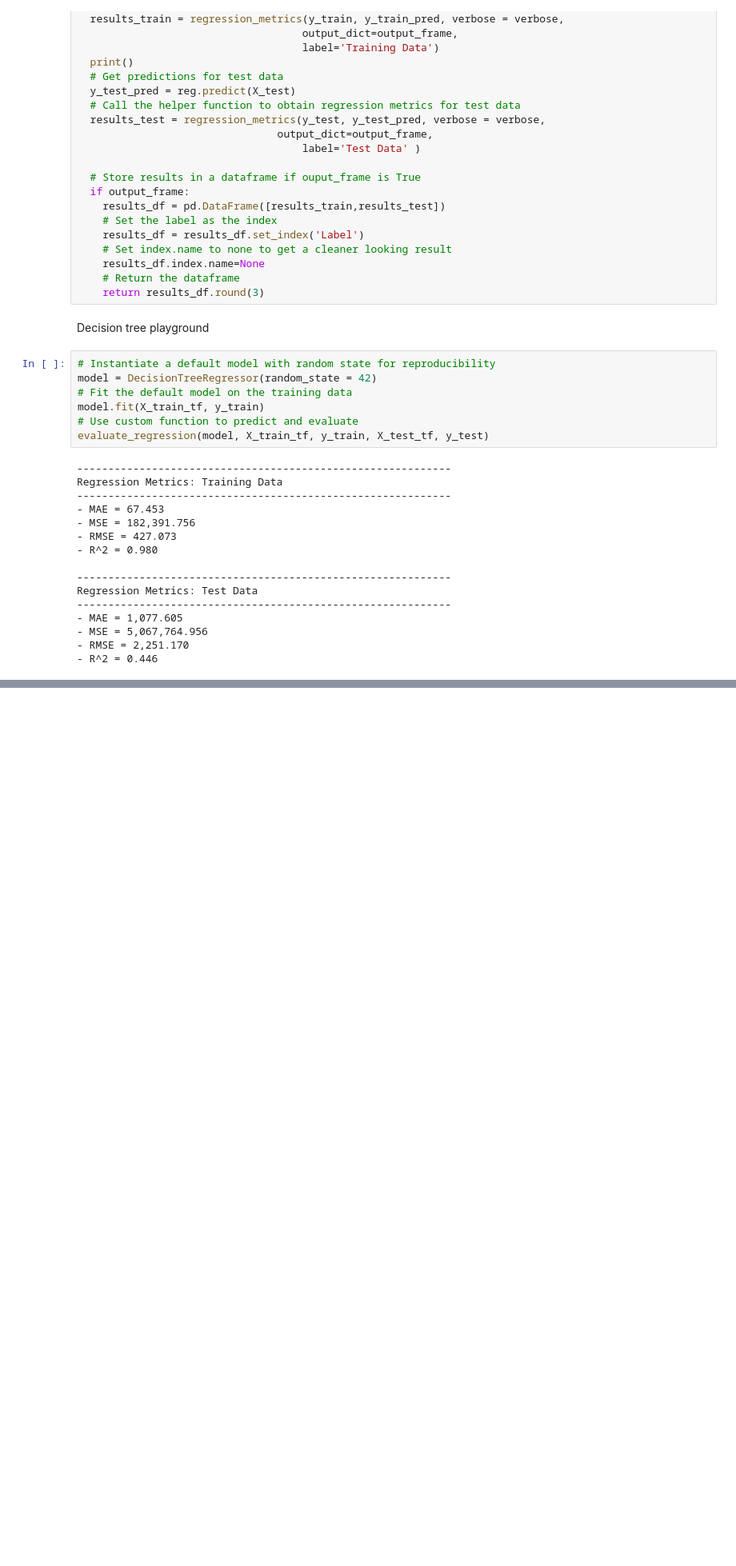
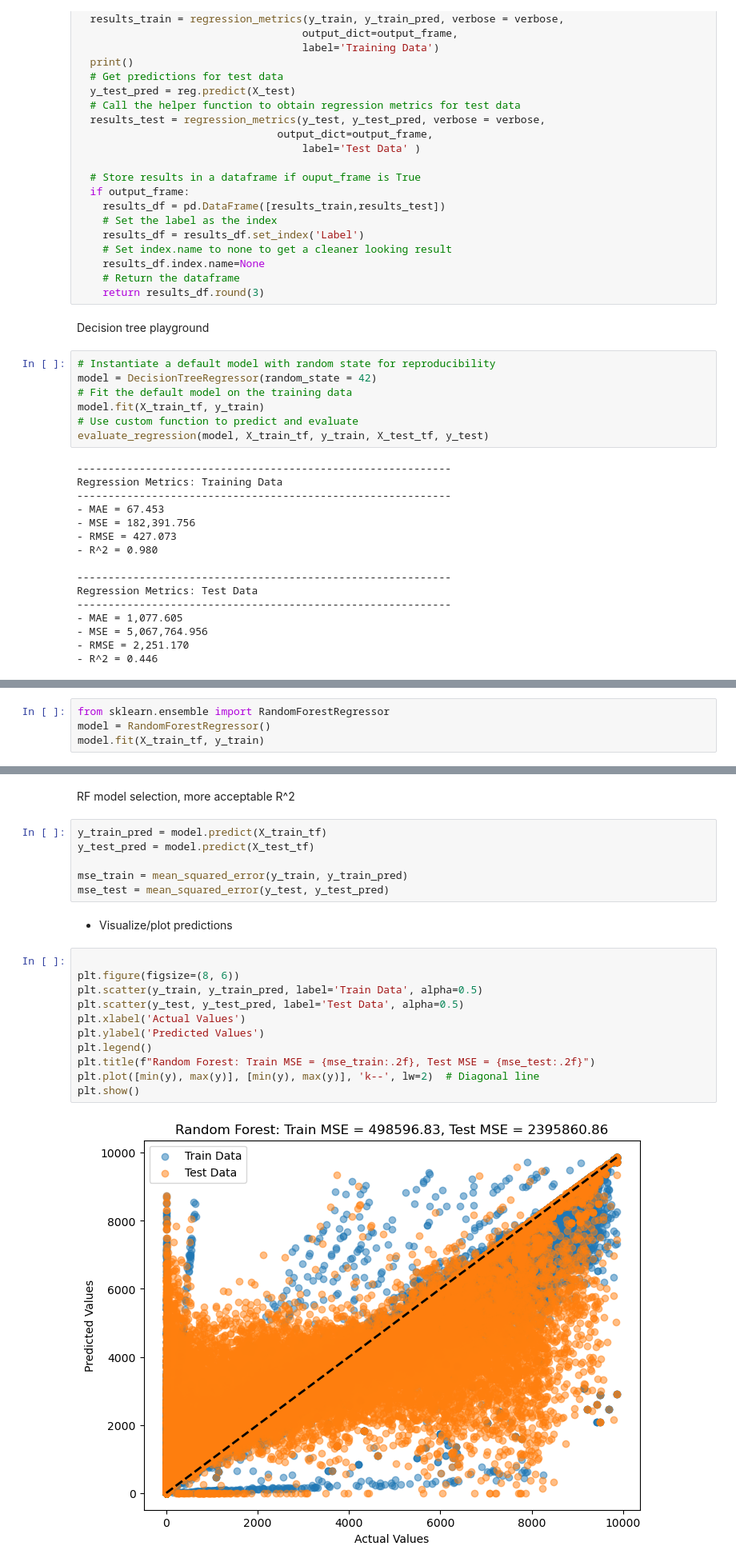
Before and after one commit to clovestad/-production_predictions, a Jupyter notebook: Production_predictions.ipynb, the cells around one changed output, grey strips where cells are left out. Shown at 80% size. Cells and saved outputs as stored; diff of their text form; blank space fills up the shorter version.

Commit message:
plottingpreds

```diff
--- a/Production_predictions.ipynb
+++ b/Production_predictions.ipynb
@@ -243,0 +246,4 @@ Regression Metrics: Test Data
+# %%
+from sklearn.ensemble import RandomForestRegressor
+model = RandomForestRegressor()
+model.fit(X_train_tf, y_train)
@@ -243,0 +270,23 @@ Regression Metrics: Test Data
+# %% [markdown]
+RF model selection, more acceptable R^2
+# %%
+y_train_pred = model.predict(X_train_tf)
+y_test_pred = model.predict(X_test_tf)
+
+mse_train = mean_squared_error(y_train, y_train_pred)
+mse_test = mean_squared_error(y_test, y_test_pred)
+# %% [markdown]
+- Visualize/plot predictions
+# %%
+
+plt.figure(figsize=(8, 6))
+plt.scatter(y_train, y_train_pred, label='Train Data', alpha=0.5)
+plt.scatter(y_test, y_test_pred, label='Test Data', alpha=0.5)
+plt.xlabel('Actual Values')
+plt.ylabel('Predicted Values')
+plt.legend()
+plt.title(f"Random Forest: Train MSE = {mse_train:.2f}, Test MSE = {mse_test:.2f}")
+plt.plot([min(y), max(y)], [min(y), max(y)], 'k--', lw=2)  # Diagonal line
+plt.show()
+# %% [output]
+[figure, added]
```
Also changed, not shown: parts of 6 cells of this notebook.
